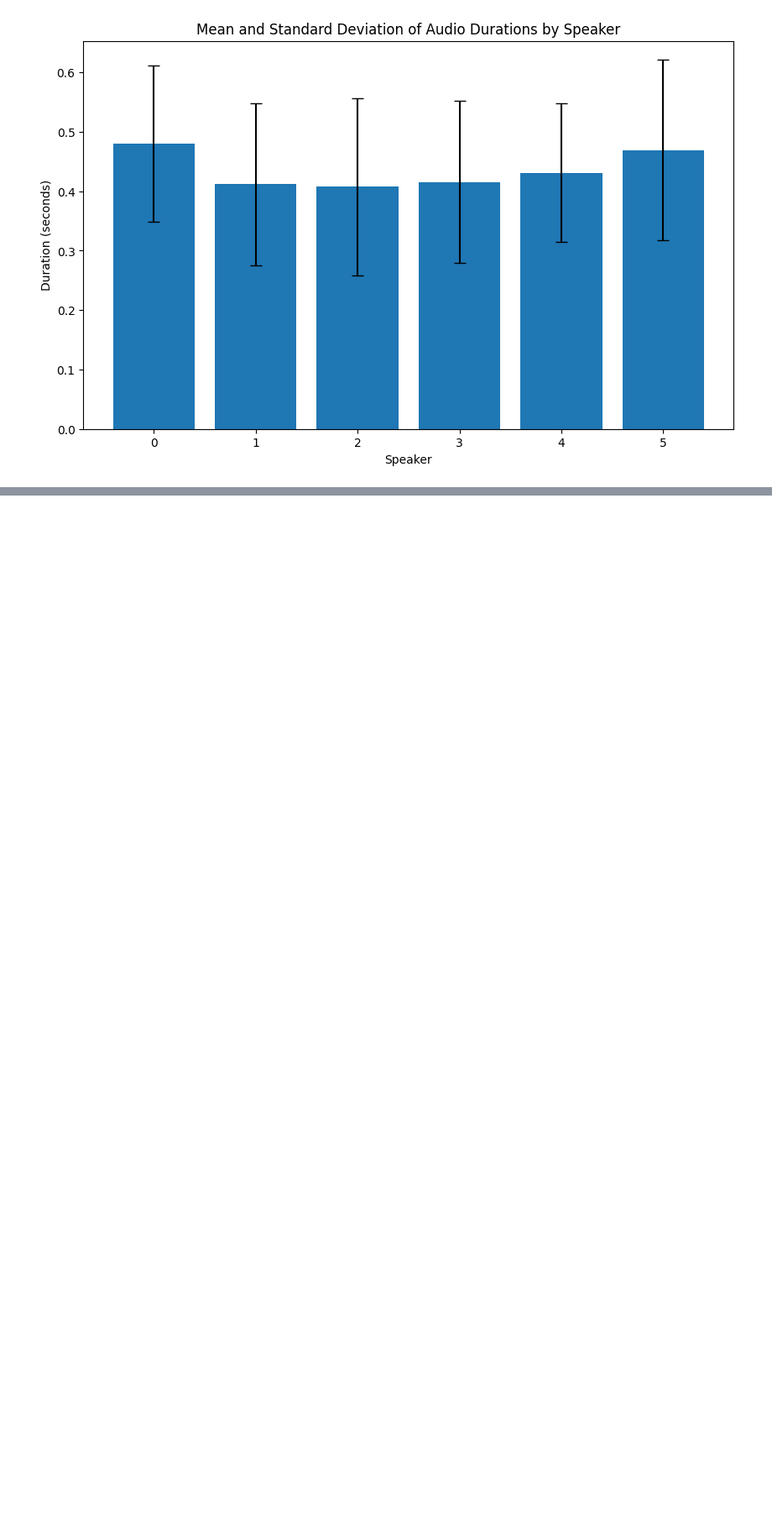
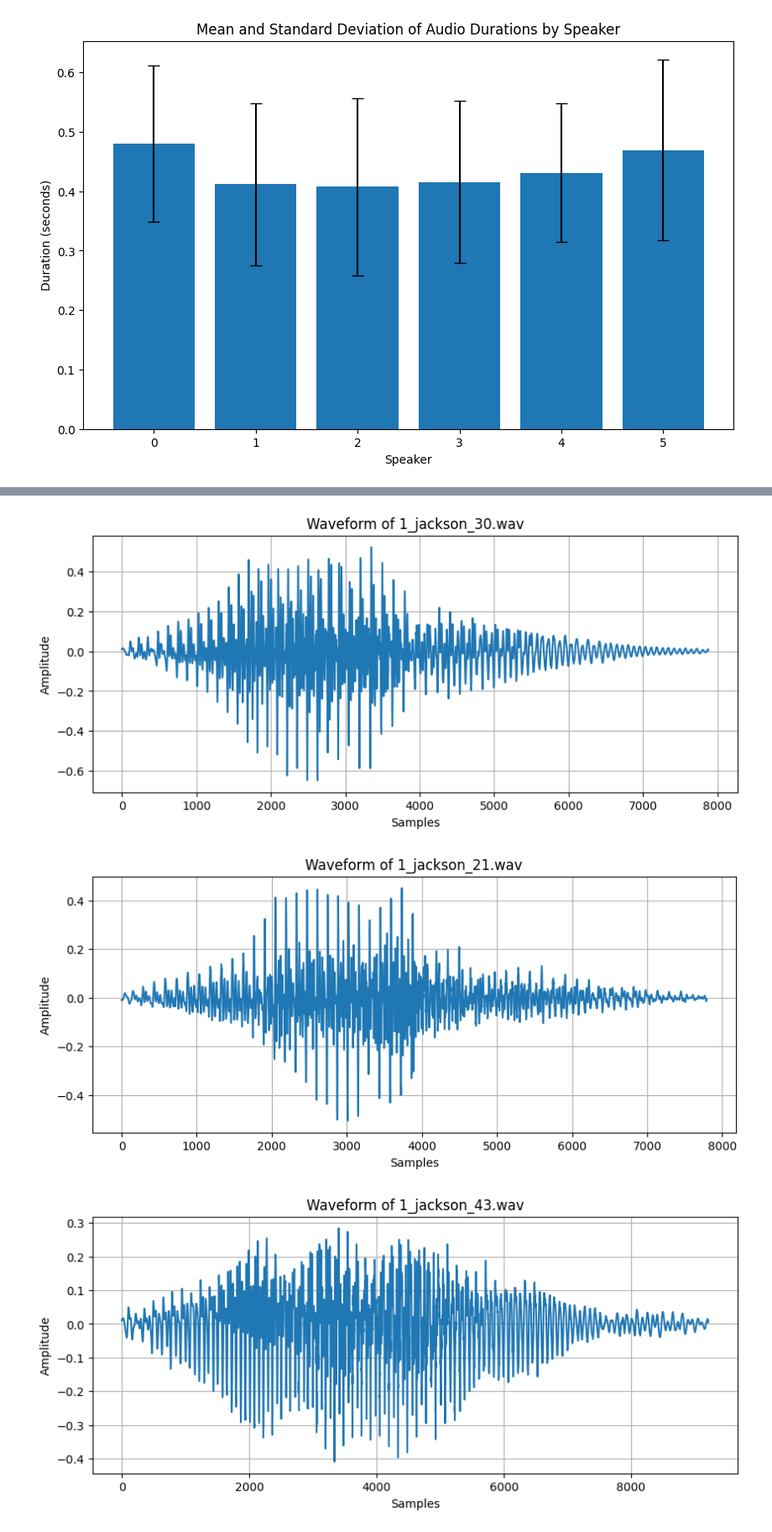
Before and after one commit to AdiPassover/Machine-Learning-Final-Assignment, a Jupyter notebook: data_analysis.ipynb, the cells around one changed output, grey strips where cells are left out. Shown at 84% size. Drawn from its saved outputs; the diff is of its cells as text; code cells hidden in the pictures; blank space fills up the shorter version.

```diff
--- a/data_analysis.ipynb
+++ b/data_analysis.ipynb
@@ -112,0 +140,9 @@ plot_length_mean_std_by_speaker(lengths)
+# %%
+for _ in range(5):
+    rec_num = np.random.randint(0, 50)
+    file_path = os.path.join(RECORDINGS_FOLDER_PATH, f"1_jackson_{rec_num}.wav")
+    plot_waveform(file_path)
+# %% [output]
+[figure, added]
+[figure, added]
+[figure, added]
```
Also changed, not shown: parts of 12 cells of this notebook, 1 other file.
